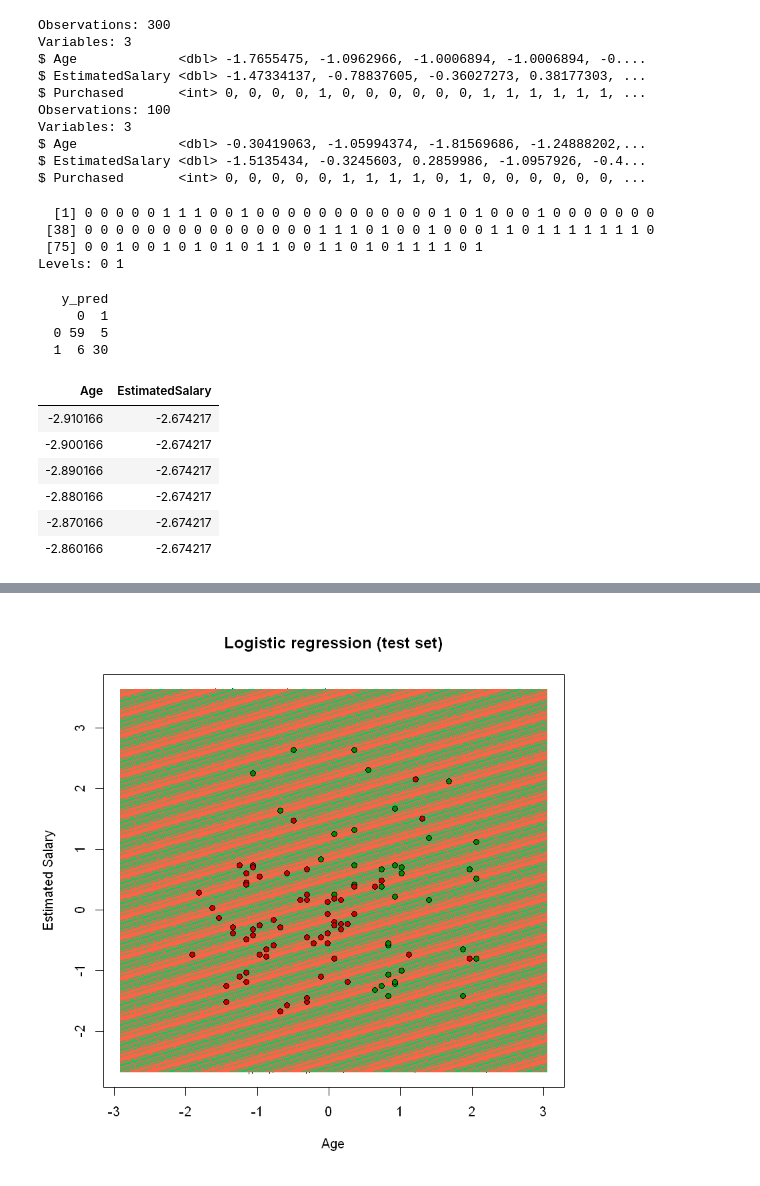
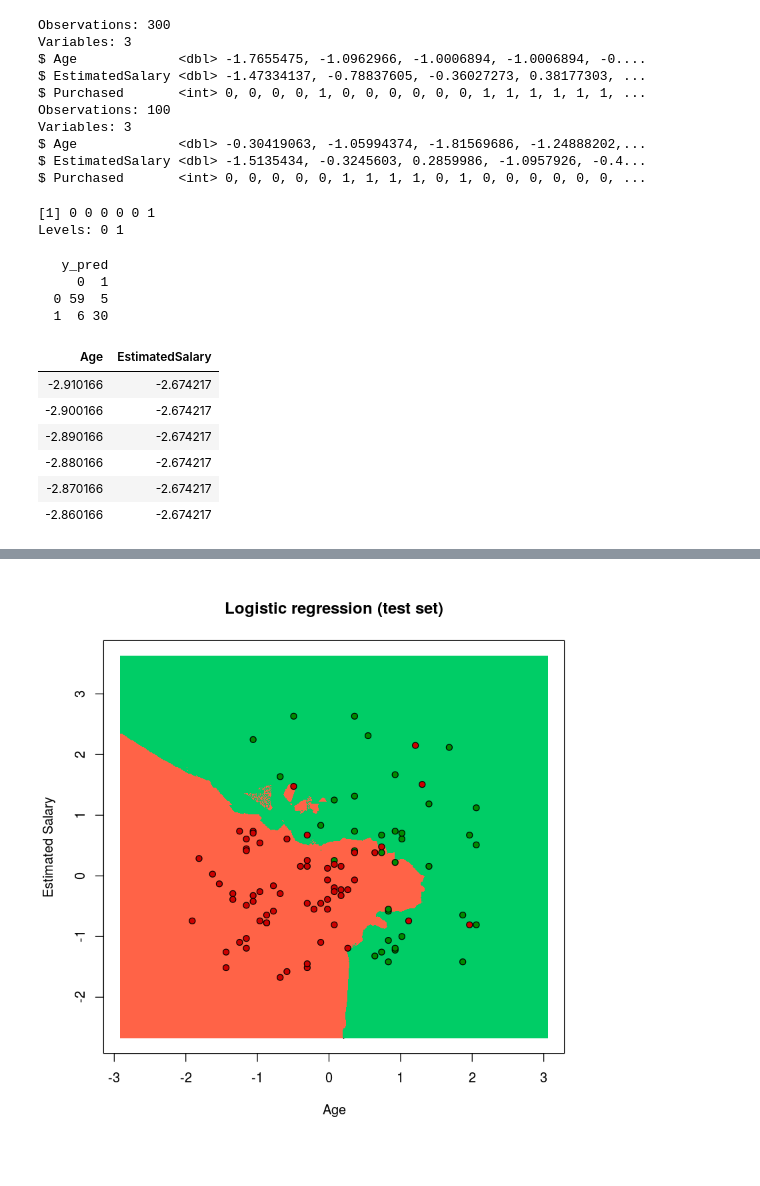
Before and after one commit to Jakob37/UdemyMachineLearningJupyter, a Jupyter notebook: 8_12_classification.ipynb, the cells around one changed output, grey strips where cells are left out. Drawn from its saved outputs; the diff is of its cells as text; code cells hidden in the pictures.

```diff
--- a/8_12_classification.ipynb
+++ b/8_12_classification.ipynb
@@ -312,13 +301,11 @@ y_pred = knn(train=training_set[, -3],
              cl=training_set[, 3],
              k=5
 )
-y_pred
+head(y_pred)
 
 table(test_set[, 3], y_pred)
 # %% [output]
-  [1] 0 0 0 0 0 1 1 1 0 0 1 0 0 0 0 0 0 0 0 0 0 0 0 1 0 1 0 0 0 1 0 0 0 0 0 0 0
- [38] 0 0 0 0 0 0 0 0 0 0 0 0 0 0 0 1 1 1 0 1 0 0 1 0 0 0 1 1 0 1 1 1 1 1 1 1 0
- [75] 0 0 1 0 0 1 0 1 0 1 0 1 1 0 0 1 1 0 1 0 1 1 1 1 0 1
+[1] 0 0 0 0 0 1
 Levels: 0 1
    y_pred
      0  1
@@ -336,7 +323,7 @@ head(grid_set)
 # Prepare classifier
 # prob_set <- predict(classifier, type='response', newdata=grid_set)
 y_grid <- knn(train=training_set[, -3],
-             test=test_set[, -3],
+             test=grid_set,
              cl=training_set[, 3],
              k=5
 )
@@ -364 +349 @@ Warning message in matrix(as.numeric(y_grid), length(X1), length(X2)):
-[figure, old version]
+[figure, new version]
```
Also changed, not shown: parts of 15 cells of this notebook.
